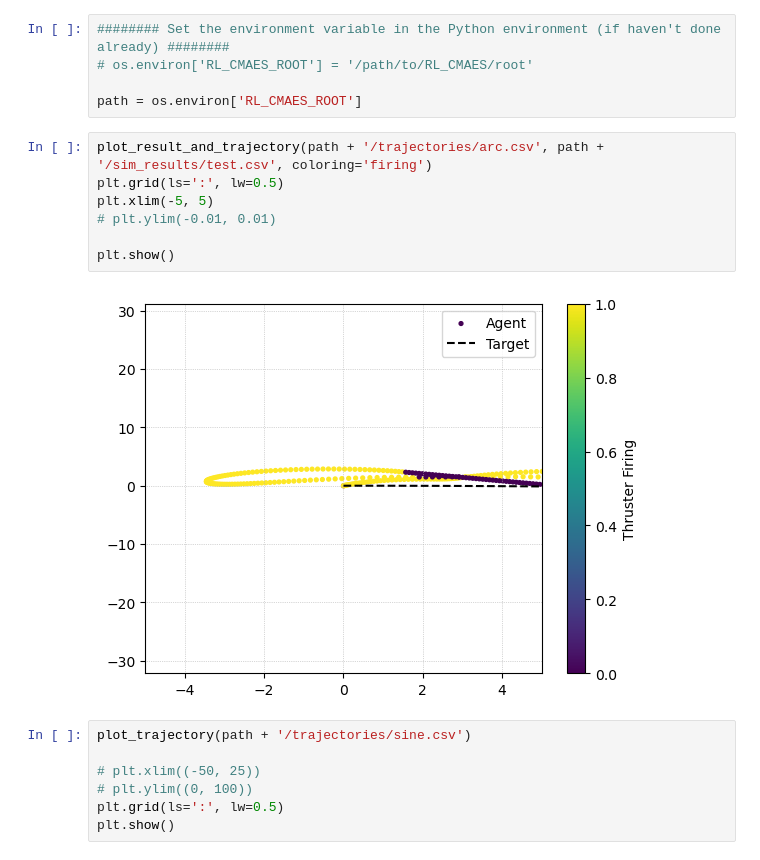
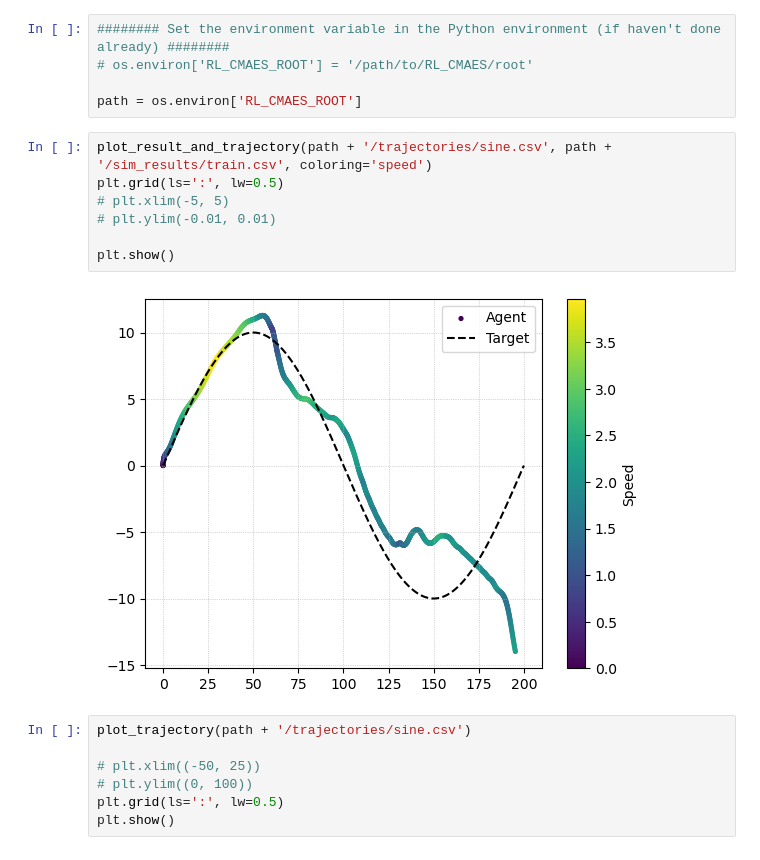
Before and after one commit to Adam-Boesky/RL_CMAES, a Jupyter notebook: Analysis/analysis.ipynb, the cells around one changed output. Saved outputs shown, nothing was run; the diff lists cells and outputs as text.

```diff
--- a/Analysis/analysis.ipynb
+++ b/Analysis/analysis.ipynb
@@ -9,14 +9,14 @@ from plotters import *
 
 path = os.environ['RL_CMAES_ROOT']
 # %%
-plot_result_and_trajectory(path + '/trajectories/arc.csv', path + '/sim_results/test.csv', coloring='firing')
+plot_result_and_trajectory(path + '/trajectories/sine.csv', path + '/sim_results/train.csv', coloring='speed')
 plt.grid(ls=':', lw=0.5)
-plt.xlim(-5, 5)
+# plt.xlim(-5, 5)
 # plt.ylim(-0.01, 0.01)
 
 plt.show()
 # %% [output]
-[figure, old version]
+[figure, new version]
 # %%
 plot_trajectory(path + '/trajectories/sine.csv')
 
```
Also changed, not shown: 6 other files.
